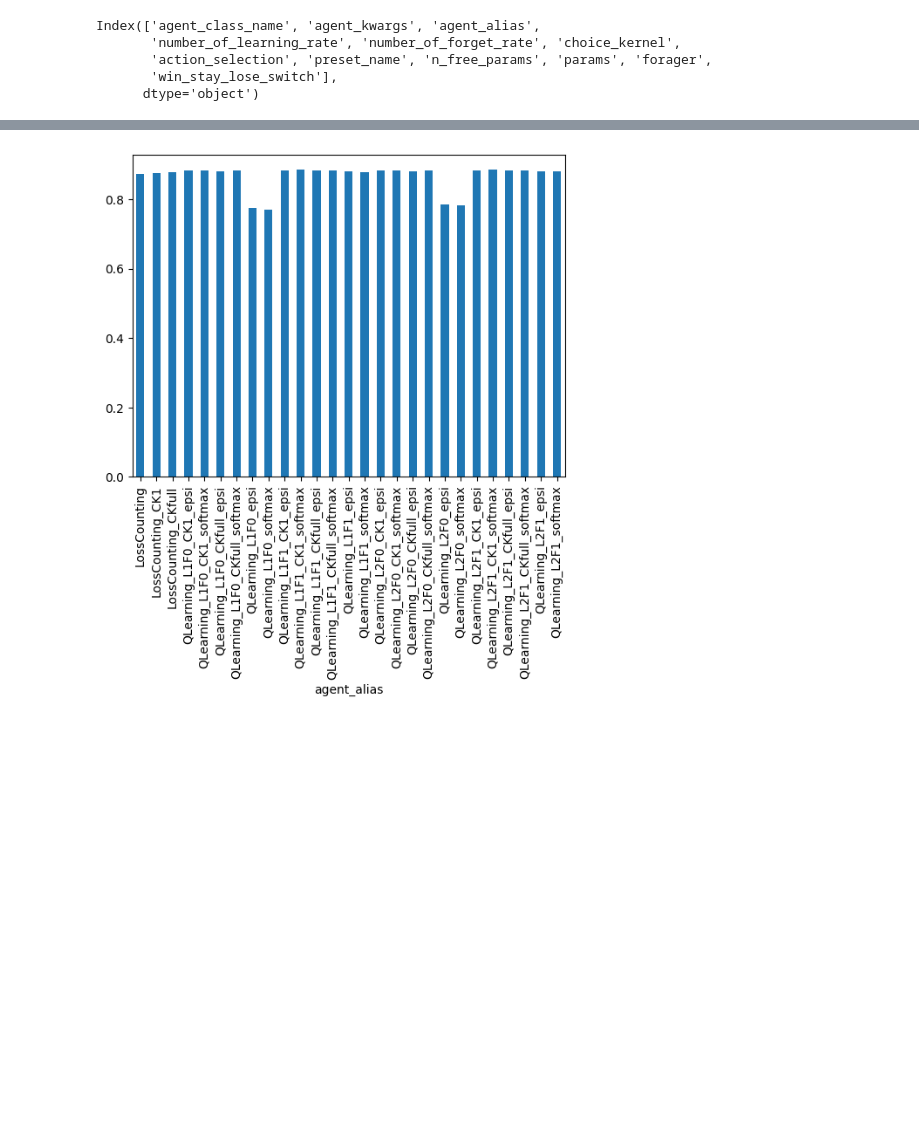
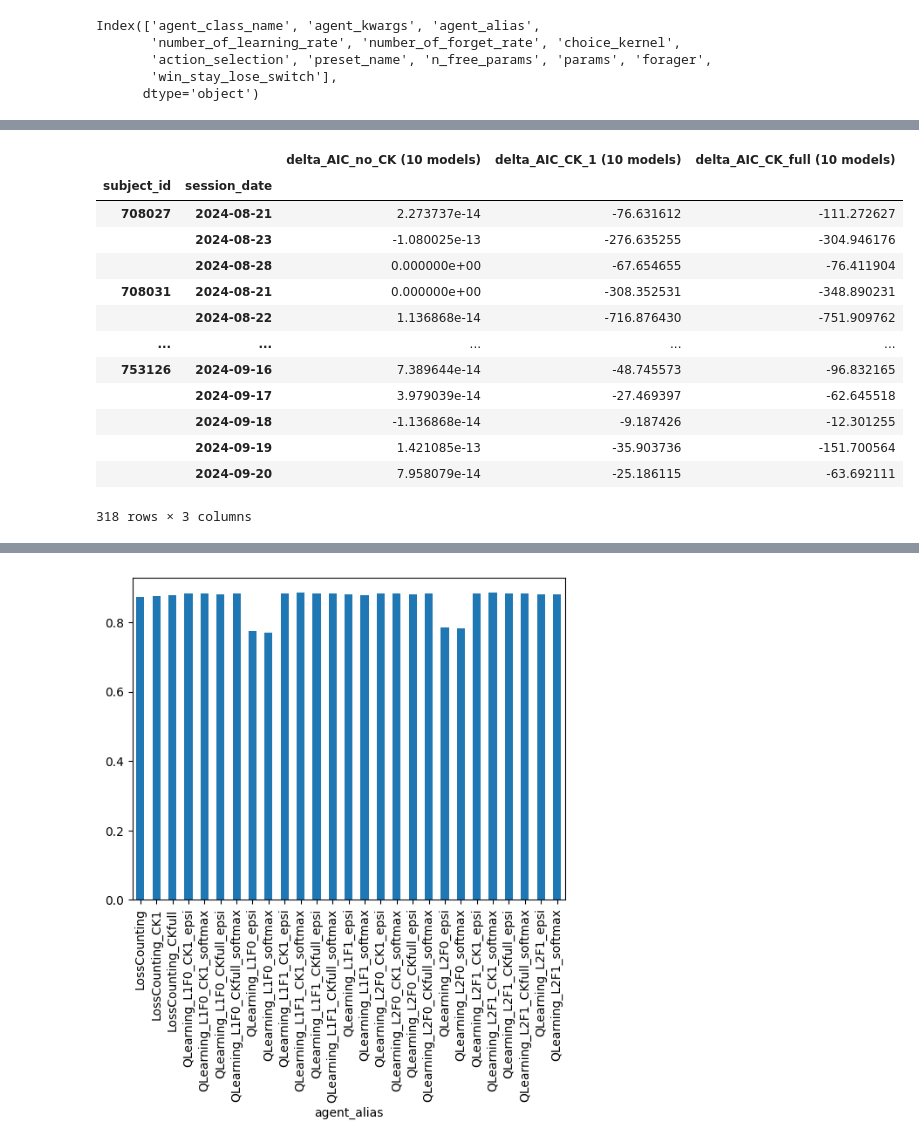
Before and after one commit to AllenNeuralDynamics/aind-dynamic-foraging-population-analysis, a Jupyter notebook: notebooks/demo_RL_models.ipynb, the cells around one changed output, grey strips where cells are left out. Saved outputs shown, nothing was run; the diff lists cells and outputs as text; code cells hidden in the pictures; blank space fills up the shorter version.

```diff
--- a/notebooks/demo_RL_models.ipynb
+++ b/notebooks/demo_RL_models.ipynb
@@ -201,0 +194,42 @@ The `scale` parameter has been renamed and will be removed in v0.15.0. Pass `den
+# %%
+df = df_model_fitting_30_filtered.copy()
+
+session_keys = ["subject_id", "session_date"]
+
+# Given a dictionary of to_compare, group all model names in each list of agents (compute mean within each group), and do paired test across groups
+to_compare = {"no_CK": df_foragers.query("choice_kernel == 'none'").agent_alias,
+              "CK_1": df_foragers.query("choice_kernel == 'one_step'").agent_alias,
+              "CK_full": df_foragers.query("choice_kernel == 'full'").agent_alias}
+metric = "AIC"
+
+baseline_group = "no_CK"
+# Compute delta_AIC relative to the baseline group
+df = df.groupby(session_keys).apply(subtract_baseline, to_compare[baseline_group], metric, include_groups=False)
+
+agg_dict = {
+    f"delta_{metric}_{key} ({len(agent_groups)} models)": (
+        f"delta_{metric}",
+        lambda x, agent_groups=agent_groups: x[df.loc[x.index, "agent_alias"].isin(agent_groups)].mean()
+    )
+    for key, agent_groups in to_compare.items()
+}
+
+# Group by the session keys and apply the aggregations.
+df_grouped = df.groupby(session_keys).agg(**agg_dict)
+# %%
+df_grouped
+# %% [output]
+|  |  | delta_AIC_no_CK (10 models) | delta_AIC_CK_1 (10 models) | delta_AIC_CK_full (10 models) |
+| subject_id | session_date |  |  |  |
+| 708027 | 2024-08-21 | 2.273737e-14 | -76.631612 | -111.272627 |
+|  | 2024-08-23 | -1.080025e-13 | -276.635255 | -304.946176 |
+|  | 2024-08-28 | 0.000000e+00 | -67.654655 | -76.411904 |
+| 708031 | 2024-08-21 | 0.000000e+00 | -308.352531 | -348.890231 |
+|  | 2024-08-22 | 1.136868e-14 | -716.876430 | -751.909762 |
+| ... | ... | ... | ... | ... |
+| 753126 | 2024-09-16 | 7.389644e-14 | -48.745573 | -96.832165 |
+|  | 2024-09-17 | 3.979039e-14 | -27.469397 | -62.645518 |
+|  | 2024-09-18 | -1.136868e-14 | -9.187426 | -12.301255 |
+|  | 2024-09-19 | 1.421085e-13 | -35.903736 | -151.700564 |
+|  | 2024-09-20 | 7.958079e-14 | -25.186115 | -63.692111 |
+318 rows × 3 columns
```
Also changed, not shown: parts of 19 cells of this notebook.
